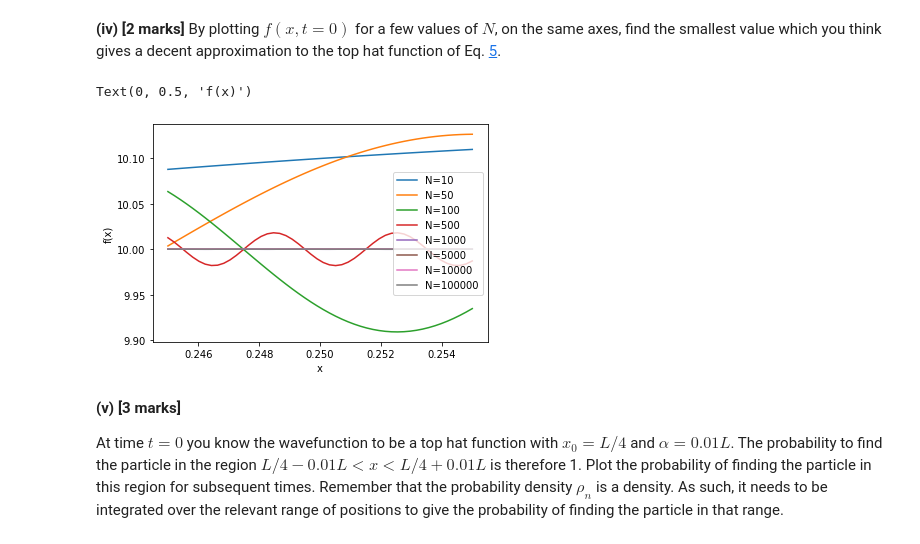
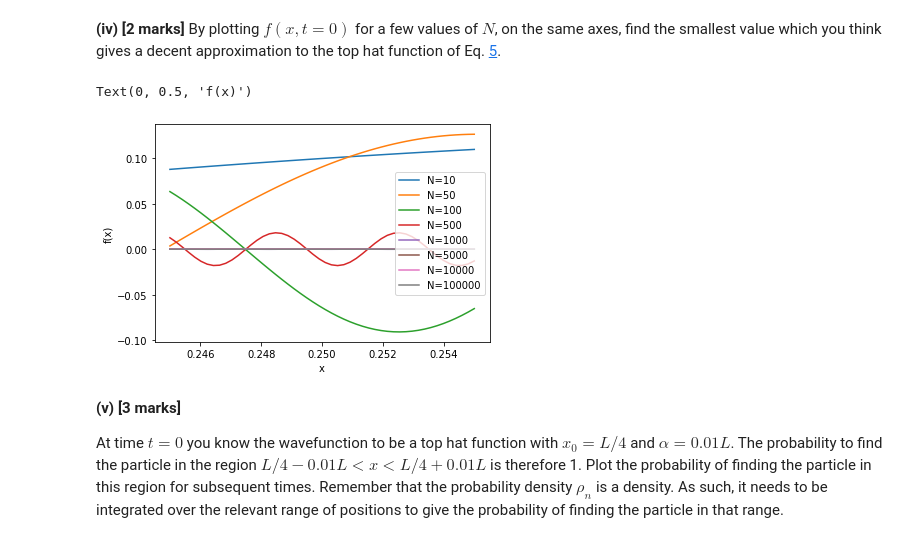
Before and after one commit to oliver2901/quantum-assignment, a Jupyter notebook: assignment_1.ipynb, the cells around one changed output. Saved outputs shown, nothing was run; the diff lists cells and outputs as text; code cells hidden in the pictures.

```diff
--- a/assignment_1.ipynb
+++ b/assignment_1.ipynb
@@ -224,6 +245,7 @@ plt.close()
 # %% [markdown]
 **(iv) [2 marks]** By plotting $f(x,t=0)$ for a few values of $N$, on the same axes, find the smallest value which you think gives a decent approximation to the top hat function of Eq. [5](#mjx-eqn-eq:tophat).
 # %%
+#defining function which takes array x, and variables N,alpha,x0 and returns the sum of the odd and even functions at t=0
 def fx(x,N,alpha,x0):
   fn=np.zeros(N)
   phix=np.zeros(N)
@@ -239,43 +261,47 @@ def fx(x,N,alpha,x0):
       fn[i-1]=np.sqrt(8/alpha)*1/(i*np.pi)*np.sin(i*np.pi*x0)*np.sin(i*np.pi*alpha/2)
       phix=np.sqrt(2)*np.cos(i*np.pi*x)
       fxo=fn[i-1]*phix
     if i > np.max(N):
       break
-  return [fxe+fxo]
+  return fxe+fxo
 
+#setting different N values
 N1=10
 N2=50
 N3=100
 N4=500
 N5=1000
 N6=5000
 N7=10000
 N8=50000
 
+#generating x array and eigenstates for these N values
 x=np.linspace(1/4-0.01/2,1/4+0.01/2)
 y1=fx(x,N1,0.01,1/4)
 y2=fx(x,N2,0.01,1/4)
 y3=fx(x,N3,0.01,1/4)
 y4=fx(x,N4,0.01,1/4)
 y5=fx(x,N5,0.01,1/4)
 y6=fx(x,N6,0.01,1/4)
 y7=fx(x,N7,0.01,1/4)
 y8=fx(x,N8,0.01,1/4)
 
-plt.plot(x,y1[0]+1/np.sqrt(0.01),label="N=10")
-plt.plot(x,y2[0]+1/np.sqrt(0.01), label="N=50")
-plt.plot(x,y3[0]+1/np.sqrt(0.01),label="N=100")
-plt.plot(x,y4[0]+1/np.sqrt(0.01),label="N=500")
-plt.plot(x,y5[0]+1/np.sqrt(0.01),label="N=1000")
-plt.plot(x,y6[0]+1/np.sqrt(0.01),label="N=5000")
-plt.plot(x,y7[0]+1/np.sqrt(0.01),label="N=10000")
-plt.plot(x,y8[0]+1/np.sqrt(0.01), label="N=100000")
+#plotting x array and y array for the different N values
+plt.plot(x,y1,label="N=10")
+plt.plot(x,y2, label="N=50")
+plt.plot(x,y3,label="N=100")
+plt.plot(x,y4,label="N=500")
+plt.plot(x,y5,label="N=1000")
+plt.plot(x,y6,label="N=5000")
+plt.plot(x,y7,label="N=10000")
+plt.plot(x,y8, label="N=100000")
 plt.legend(loc="best")
 plt.xlabel("x")
 plt.ylabel("f(x)")
+#After N=1000, there is no detetctable difference for an increase in N. Whilst it looks like the N=1000 line is at zero, this is not the case and is due to the scale of the N=10 against N=1000
 # %% [output]
 Text(0, 0.5, 'f(x)')
-[figure, old version]
+[figure, new version]
 # %% [markdown]
 **(v) [3 marks]**
 
```
Also changed, not shown: parts of 10 cells of this notebook.
